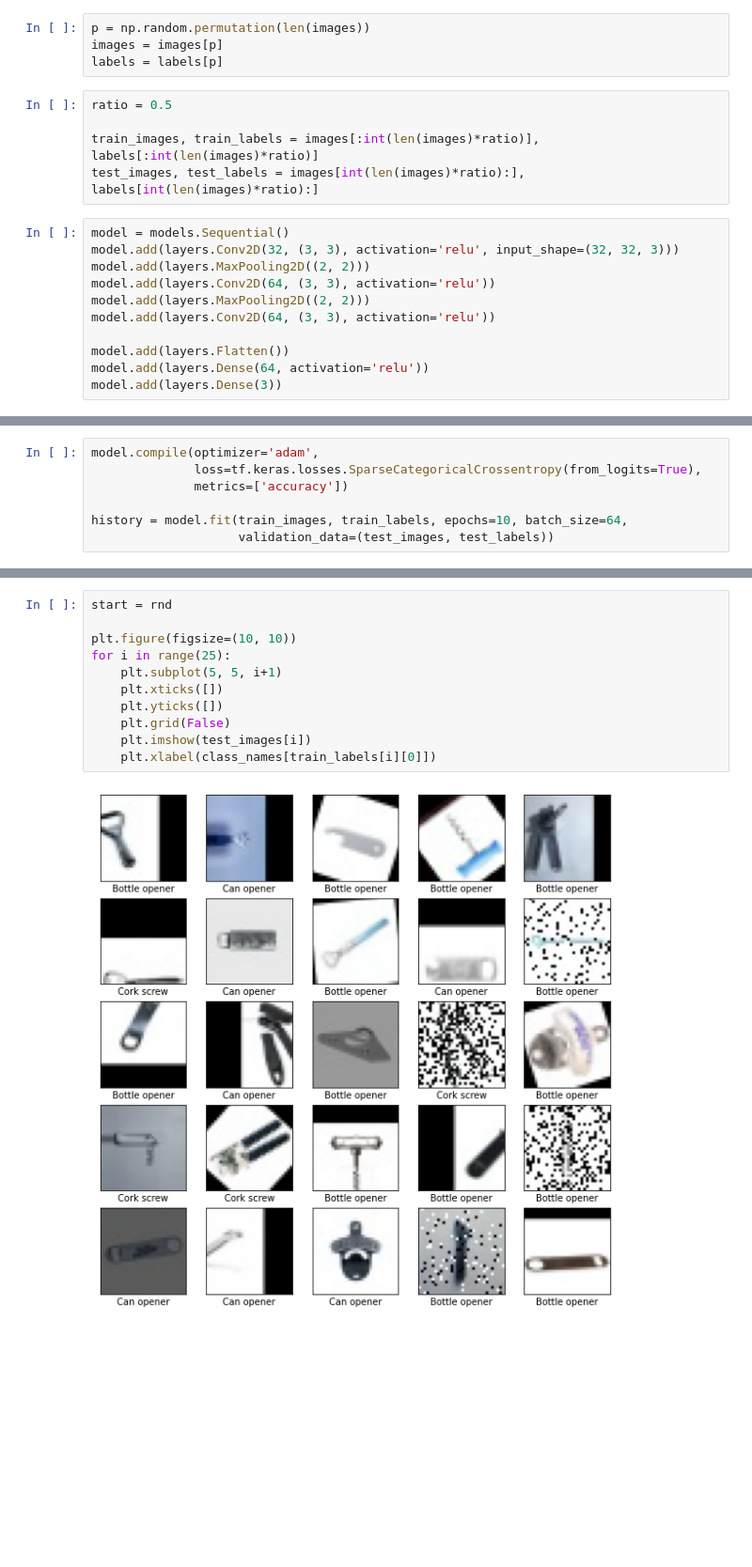
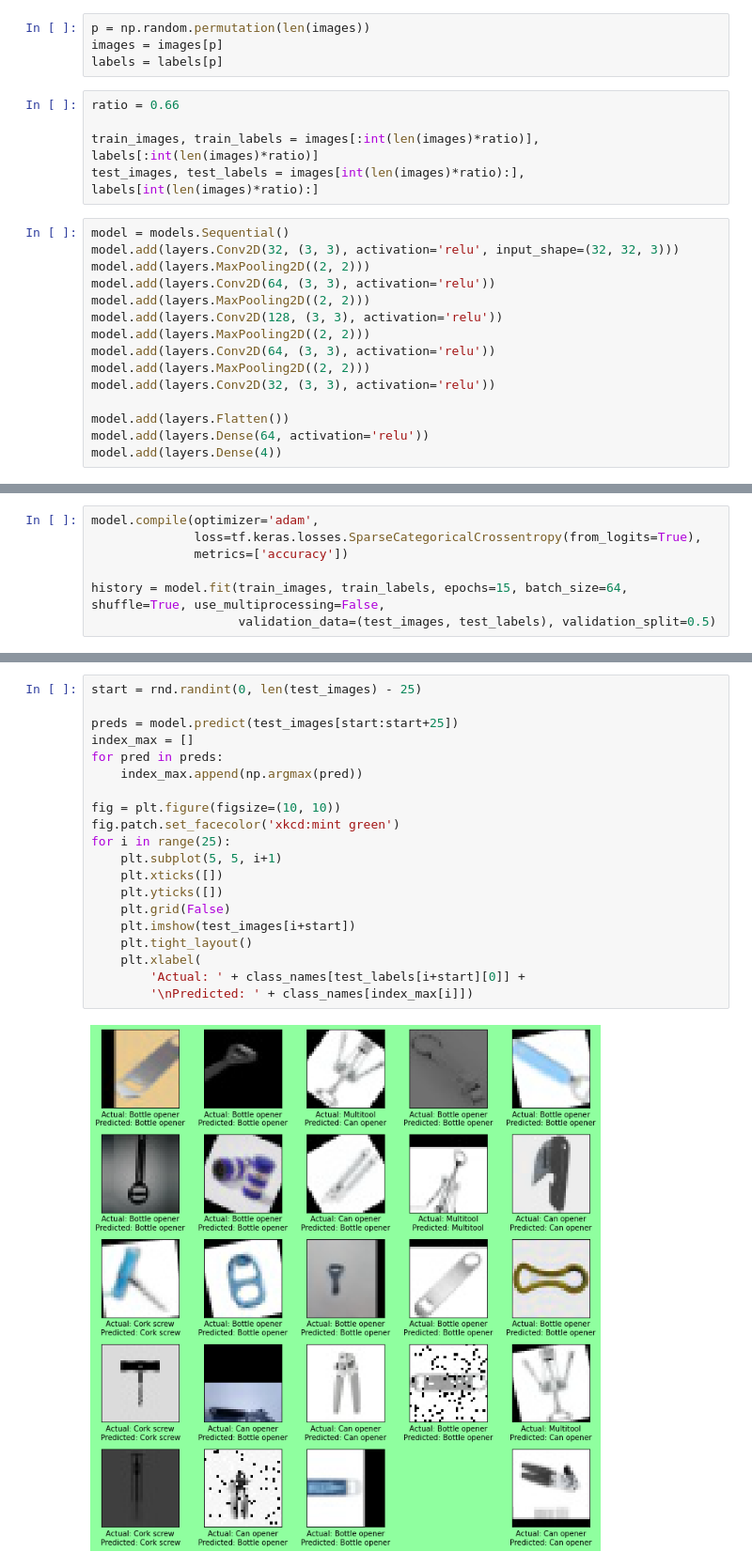
Before and after one commit to thecherry94/Projektarbeit-Kuenstliche-Intelligenz, a Jupyter notebook: CNN.ipynb, the cells around one changed output, grey strips where cells are left out. Shown at 94% size. Cells and saved outputs as stored; diff of their text form; blank space fills up the shorter version.

```diff
--- a/CNN.ipynb
+++ b/CNN.ipynb
@@ -37,7 +37,7 @@ p = np.random.permutation(len(images))
 images = images[p]
 labels = labels[p]
 # %%
-ratio = 0.5
+ratio = 0.66
 
 train_images, train_labels = images[:int(len(images)*ratio)], labels[:int(len(images)*ratio)]
 test_images, test_labels = images[int(len(images)*ratio):], labels[int(len(images)*ratio):]
@@ -47,11 +47,15 @@ model.add(layers.Conv2D(32, (3, 3), activation='relu', input_shape=(32, 32, 3)))
 model.add(layers.MaxPooling2D((2, 2)))
 model.add(layers.Conv2D(64, (3, 3), activation='relu'))
 model.add(layers.MaxPooling2D((2, 2)))
+model.add(layers.Conv2D(128, (3, 3), activation='relu'))
+model.add(layers.MaxPooling2D((2, 2)))
 model.add(layers.Conv2D(64, (3, 3), activation='relu'))
+model.add(layers.MaxPooling2D((2, 2)))
+model.add(layers.Conv2D(32, (3, 3), activation='relu'))
 
 model.add(layers.Flatten())
 model.add(layers.Dense(64, activation='relu'))
-model.add(layers.Dense(3))
+model.add(layers.Dense(4))
 # %%
 model.summary()
 # %% [output]
@@ -77,6 +81,6 @@ model.compile(optimizer='adam',
               loss=tf.keras.losses.SparseCategoricalCrossentropy(from_logits=True),
               metrics=['accuracy'])
 
-history = model.fit(train_images, train_labels, epochs=10, batch_size=64,
-                    validation_data=(test_images, test_labels))
+history = model.fit(train_images, train_labels, epochs=15, batch_size=64, shuffle=True, use_multiprocessing=False,
+                    validation_data=(test_images, test_labels), validation_split=0.5)
 # %% [output]
@@ -115,14 +120,23 @@ test_loss, test_acc = model.evaluate(test_images,  test_labels, verbose=2)
 # %%
-start = rnd
+start = rnd.randint(0, len(test_images) - 25)
 
-plt.figure(figsize=(10, 10))
+preds = model.predict(test_images[start:start+25])
+index_max = []
+for pred in preds:
+    index_max.append(np.argmax(pred))
+
+fig = plt.figure(figsize=(10, 10))
+fig.patch.set_facecolor('xkcd:mint green')
 for i in range(25):
     plt.subplot(5, 5, i+1)
     plt.xticks([])
     plt.yticks([])
     plt.grid(False)
-    plt.imshow(test_images[i])
-    plt.xlabel(class_names[train_labels[i][0]])
+    plt.imshow(test_images[i+start])
+    plt.tight_layout()
+    plt.xlabel(
+        'Actual: ' + class_names[test_labels[i+start][0]] +
+        '\nPredicted: ' + class_names[index_max[i]])
 # %% [output]
-[figure, old version]
+[figure, new version]
 # %%
```
Also changed, not shown: parts of 5 cells of this notebook, 1 other file.
